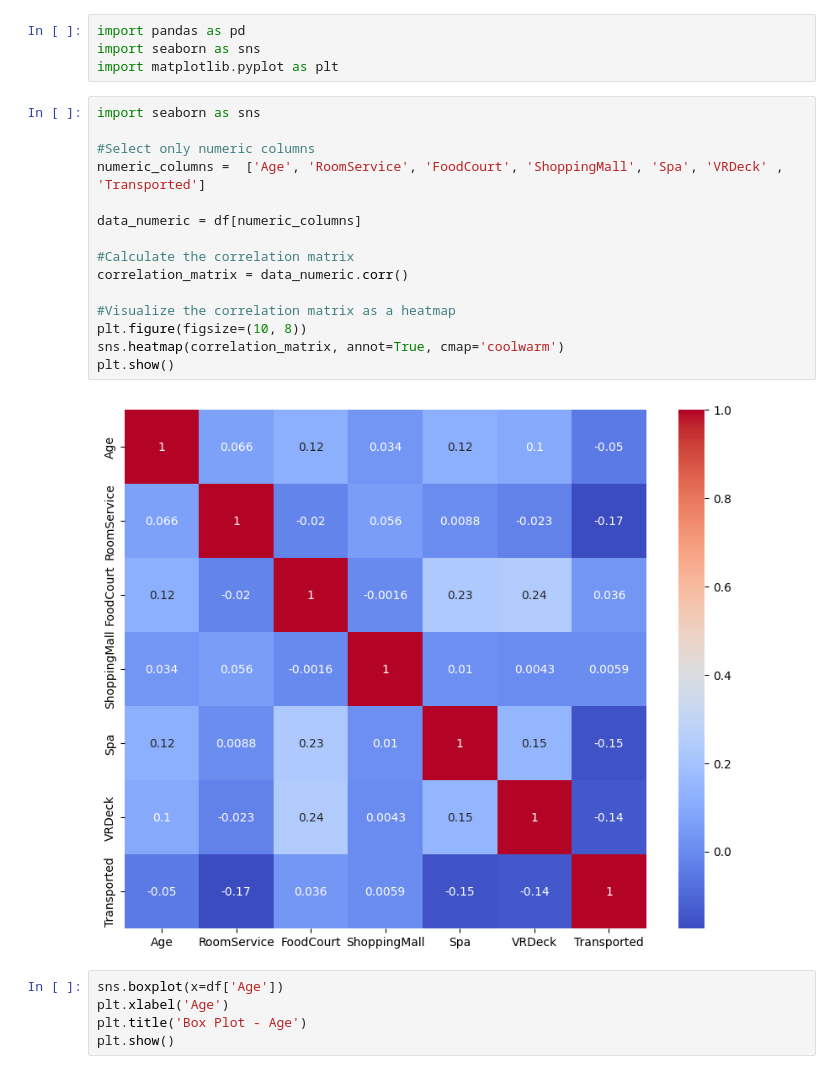
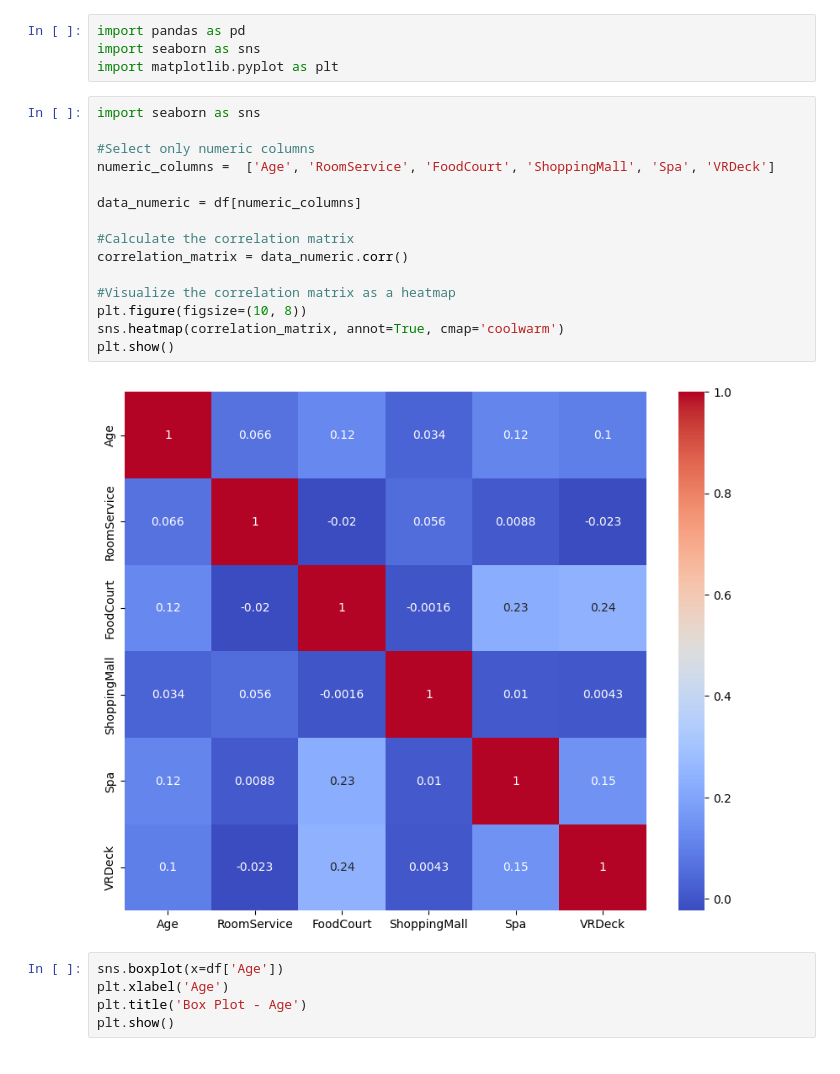
Before and after one commit to Python-Data-Science-Class-3/homework, a Jupyter notebook: WEEK-24 ML-1/6-Sümeyra/infotech-ml-1-homework1.ipynb, the cells around one changed output. Cells and saved outputs as stored; diff of their text form.

```diff
--- a/WEEK-24 ML-1/6-Sümeyra/infotech-ml-1-homework1.ipynb
+++ b/WEEK-24 ML-1/6-Sümeyra/infotech-ml-1-homework1.ipynb
@@ -249,20 +251,20 @@ import matplotlib.pyplot as plt
 # %%
 import seaborn as sns
 
 #Select only numeric columns
-numeric_columns =  ['Age', 'RoomService', 'FoodCourt', 'ShoppingMall', 'Spa', 'VRDeck' , 'Transported']
+numeric_columns =  ['Age', 'RoomService', 'FoodCourt', 'ShoppingMall', 'Spa', 'VRDeck']
 
 data_numeric = df[numeric_columns]
 
 #Calculate the correlation matrix
 correlation_matrix = data_numeric.corr()
 
 #Visualize the correlation matrix as a heatmap
 plt.figure(figsize=(10, 8))
 sns.heatmap(correlation_matrix, annot=True, cmap='coolwarm')
 plt.show()
 # %% [output]
-[figure, old version]
+[figure, new version]
 # %%
 sns.boxplot(x=df['Age'])
 plt.xlabel('Age')
```
Also changed, not shown: parts of 19 cells of this notebook.
